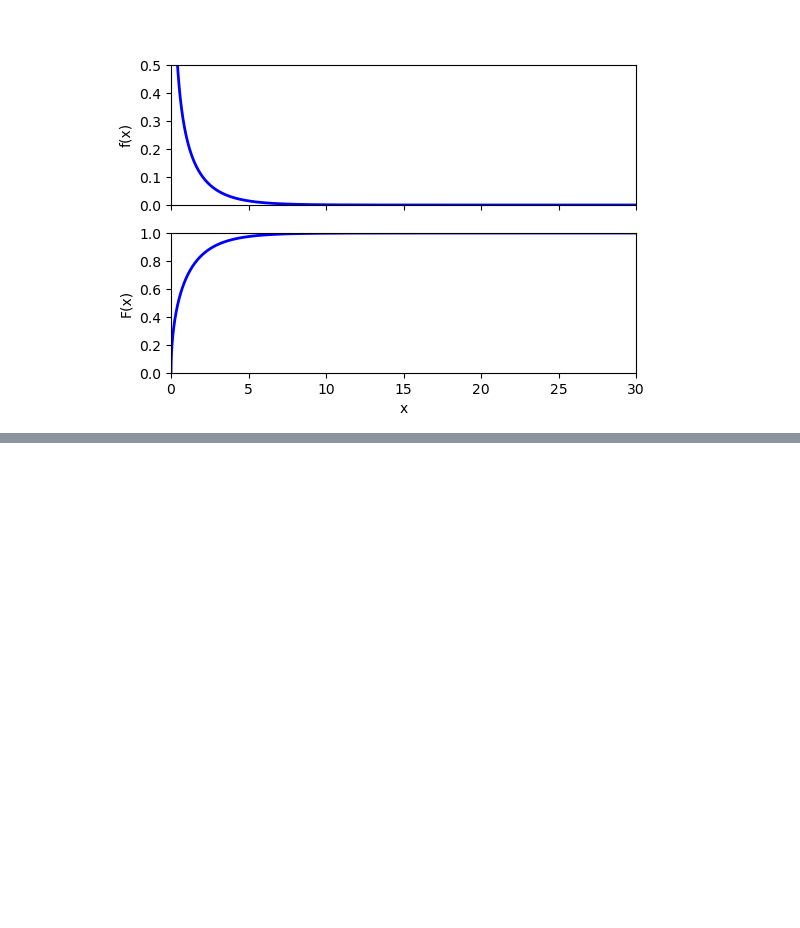
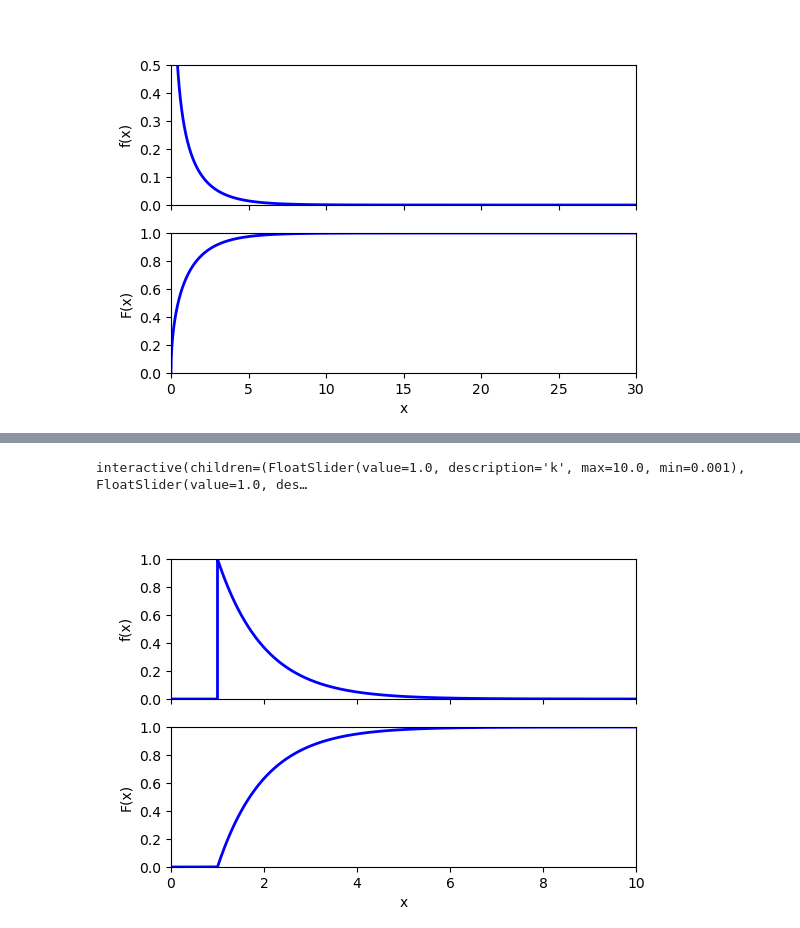
Before and after one commit to maxgalli/StatsStudies, a Jupyter notebook: TutorialsForCourse/DistributionsExamples.ipynb, the cells around one changed output, grey strips where cells are left out. Saved outputs shown, nothing was run; the diff lists cells and outputs as text; code cells hidden in the pictures; blank space fills up the shorter version.

```diff
--- a/TutorialsForCourse/DistributionsExamples.ipynb
+++ b/TutorialsForCourse/DistributionsExamples.ipynb
@@ -95,0 +150,27 @@ interactive(children=(IntSlider(value=1, description='dof', max=30, min=1), Outp
+# %%
+fig, (ax1, ax2) = plt.subplots(2, 1, figsize=(6, 4), sharex=True)
+left = 0
+right = 10
+
+@interact(k=widgets.FloatSlider(min=0.001, max=10, step=0.1, value=1), l=widgets.FloatSlider(min=0.001, max=10, step=0.1, value=1))
+def plot_distribution(k, l):
+    frozen = gamma(k, l)
+    x = np.linspace(left, right, size)
+    fx = frozen.pdf(x)
+    Fx = frozen.cdf(x)
+    ax1.clear()
+    ax2.clear()
+    ax1.set_xlim(left, right)
+    ax2.set_xlim(left, right)
+    ax1.set_ylim(0, 1)
+    ax2.set_ylim(0, 1)
+    ax2.set_xlabel('x')
+    ax1.set_ylabel('f(x)')
+    ax2.set_ylabel('F(x)')
+    ax1.plot(x, fx, color='b', linestyle='-', linewidth=2)
+    ax2.plot(x, Fx, color='b', linestyle='-', linewidth=2)
+    mean, variance = frozen.stats(moments='mv')
+    print('mean = {:.3f}, variance = {:.3f}'.format(mean, variance))
+# %% [output]
+interactive(children=(FloatSlider(value=1.0, description='k', max=10.0, min=0.001), FloatSlider(value=1.0, des…
+[figure, added]
```
Also changed, not shown: parts of 3 cells of this notebook, 1 other file.
